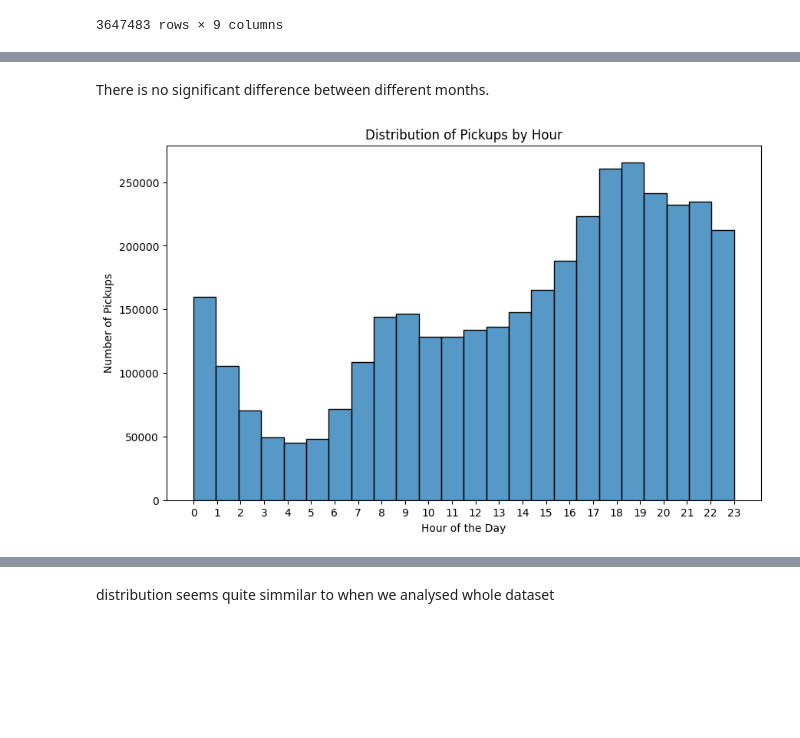
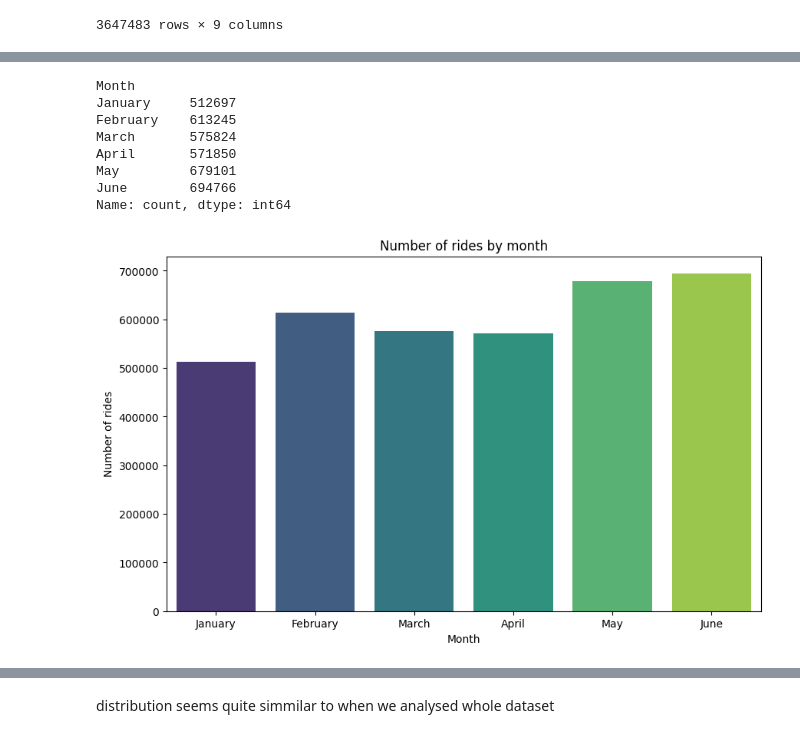
Before and after one commit to savicm5/mlProject, a Jupyter notebook: src/03_uber_2015.ipynb, the cells around one changed output, grey strips where cells are left out. Drawn from its saved outputs; the diff is of its cells as text; code cells hidden in the pictures; blank space fills up the shorter version.

```diff
--- a/src/03_uber_2015.ipynb
+++ b/src/03_uber_2015.ipynb
@@ -679,12 +643,12 @@ Passing `palette` without assigning `hue` is deprecated and will be removed in v
-# %% [markdown]
-There is no significant difference between different months.
-# %%
-plt.figure(figsize=(10,6))
-sns.histplot(diff_base['Hour'], bins=24, kde=False)
-plt.title('Distribution of Pickups by Hour')
-plt.xlabel('Hour of the Day')
-plt.ylabel('Number of Pickups')
-plt.xticks(range(0, 24))
-plt.show()
-# %% [output]
-[figure, removed]
+# %%
+plot_rides_by_month(diff_base,month_order)
+# %% [output]
+Month
+January     512697
+February    613245
+March       575824
+April       571850
+May         679101
+June        694766
+Name: count, dtype: int64
+[figure, added]
```
Also changed, not shown: parts of 20 cells of this notebook, 1 other file.
